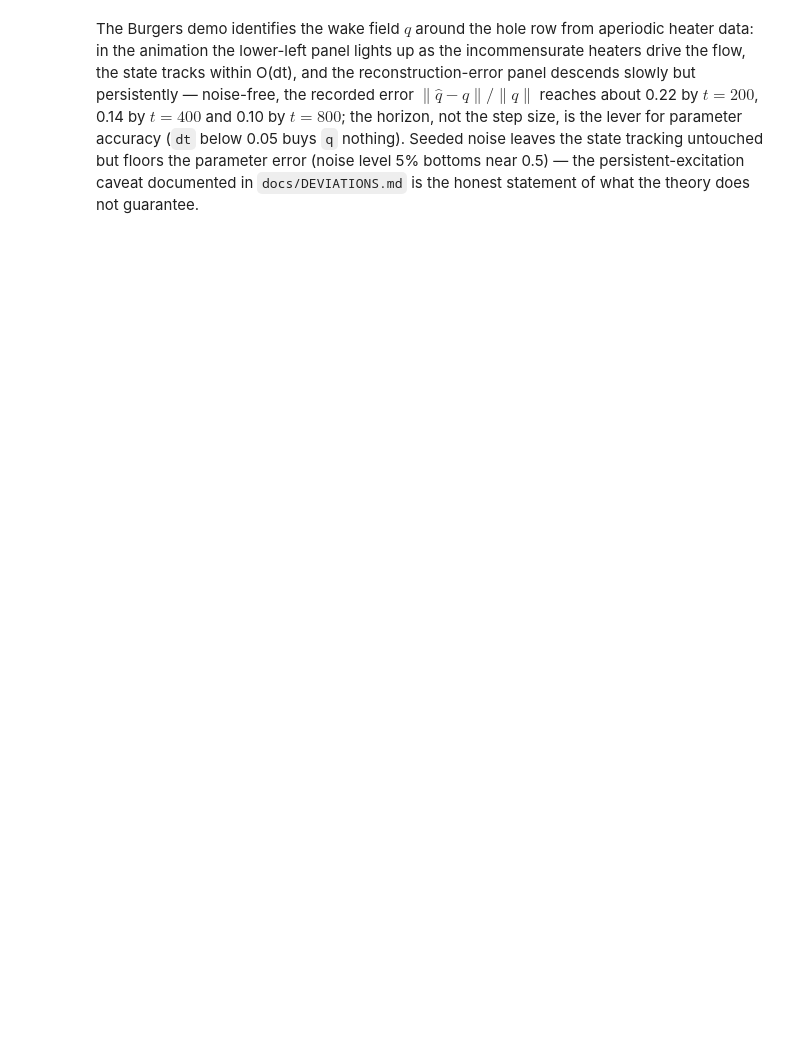
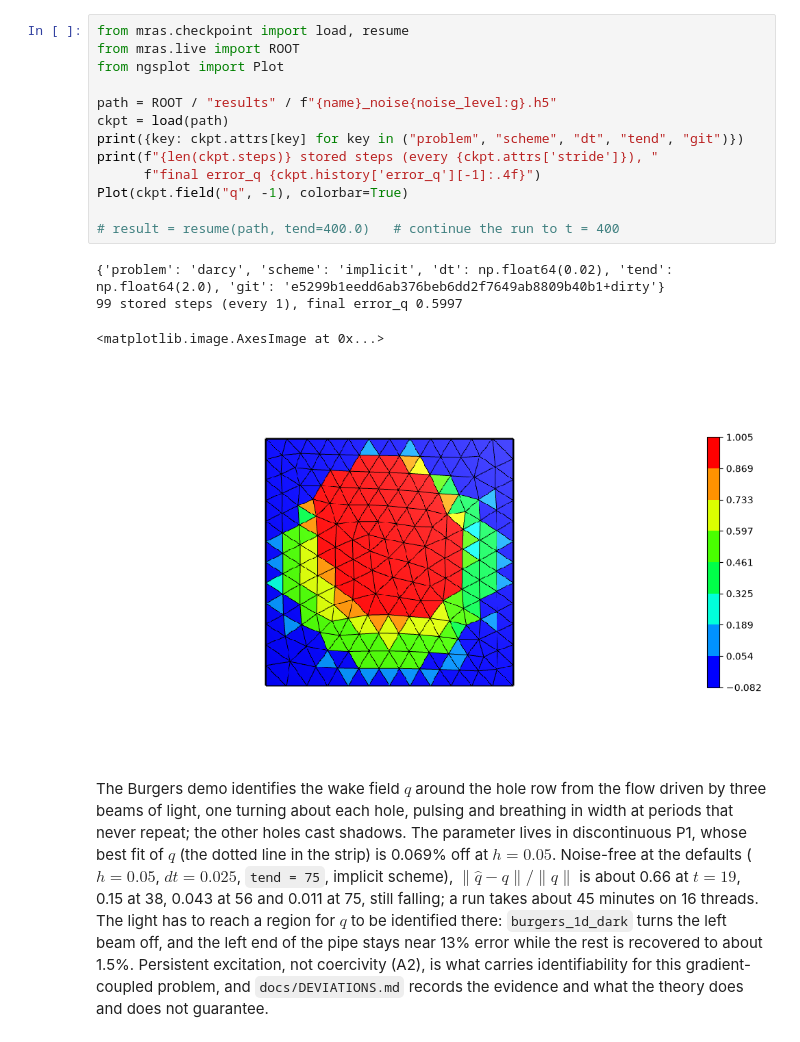
Before and after one commit to CAarset/MRASLive, a Jupyter notebook: notebooks/mras_live.ipynb, the cells around one changed output. Saved outputs shown, nothing was run; the diff lists cells and outputs as text; blank space fills up the shorter version.

```diff
--- a/notebooks/mras_live.ipynb
+++ b/notebooks/mras_live.ipynb
@@ -45,12 +111,33 @@ plt.grid(True, alpha=0.3)
+# %%
+from mras.checkpoint import load, resume
+from mras.live import ROOT
+from ngsplot import Plot
+
+path = ROOT / "results" / f"{name}_noise{noise_level:g}.h5"
+ckpt = load(path)
+print({key: ckpt.attrs[key] for key in ("problem", "scheme", "dt", "tend", "git")})
+print(f"{len(ckpt.steps)} stored steps (every {ckpt.attrs['stride']}), "
+      f"final error_q {ckpt.history['error_q'][-1]:.4f}")
+Plot(ckpt.field("q", -1), colorbar=True)
+
+# result = resume(path, tend=400.0)   # continue the run to t = 400
+# %% [output]
+{'problem': 'darcy', 'scheme': 'implicit', 'dt': np.float64(0.02), 'tend': np.float64(2.0), 'git': 'e5299b1eedd6ab376beb6dd2f7649ab8809b40b1+dirty'}
+99 stored steps (every 1), final error_q 0.5997
+<matplotlib.image.AxesImage at 0x...>
+[figure, added]
 # %% [markdown]
-The Burgers demo identifies the wake field $q$ around the hole row from
-aperiodic heater data: in the animation the lower-left panel lights up as
-the incommensurate heaters drive the flow, the state tracks within O(dt),
-and the reconstruction-error panel descends slowly but persistently —
-noise-free, the recorded error $\|\hat q - q\| / \|q\|$ reaches about 0.22
-by $t = 200$, 0.14 by $t = 400$ and 0.10 by $t = 800$; the horizon, not
-the step size, is the lever for parameter accuracy (`dt` below 0.05 buys
-`q` nothing). Seeded noise leaves the state tracking untouched but floors
-the parameter error (noise level 5% bottoms near 0.5) — the
-persistent-excitation caveat documented in `docs/DEVIATIONS.md` is the
-honest statement of what the theory does not guarantee.
+The Burgers demo identifies the wake field $q$ around the hole row from the
+flow driven by three beams of light, one turning about each hole, pulsing
+and breathing in width at periods that never repeat; the other holes cast
+shadows.  The parameter lives in discontinuous P1, whose best fit of $q$
+(the dotted line in the strip) is 0.069% off at $h = 0.05$.  Noise-free at
+the defaults ($h = 0.05$, $dt = 0.025$, `tend = 75`, implicit scheme),
+$\|\hat q - q\| / \|q\|$ is about 0.66 at $t = 19$, 0.15 at 38, 0.043 at 56
+and 0.011 at 75, still falling; a run takes about 45 minutes on 16 threads.
+The light has to reach a region for $q$ to be identified there:
+`burgers_1d_dark` turns the left beam off, and the left end of the
+pipe stays near 13% error while the rest is recovered to about 1.5%.
+Persistent excitation, not coercivity (A2), is what carries identifiability
+for this gradient-coupled problem, and `docs/DEVIATIONS.md` records the
+evidence and what the theory does and does not guarantee.
```
Also changed, not shown: parts of 5 cells of this notebook, 53 other files.
